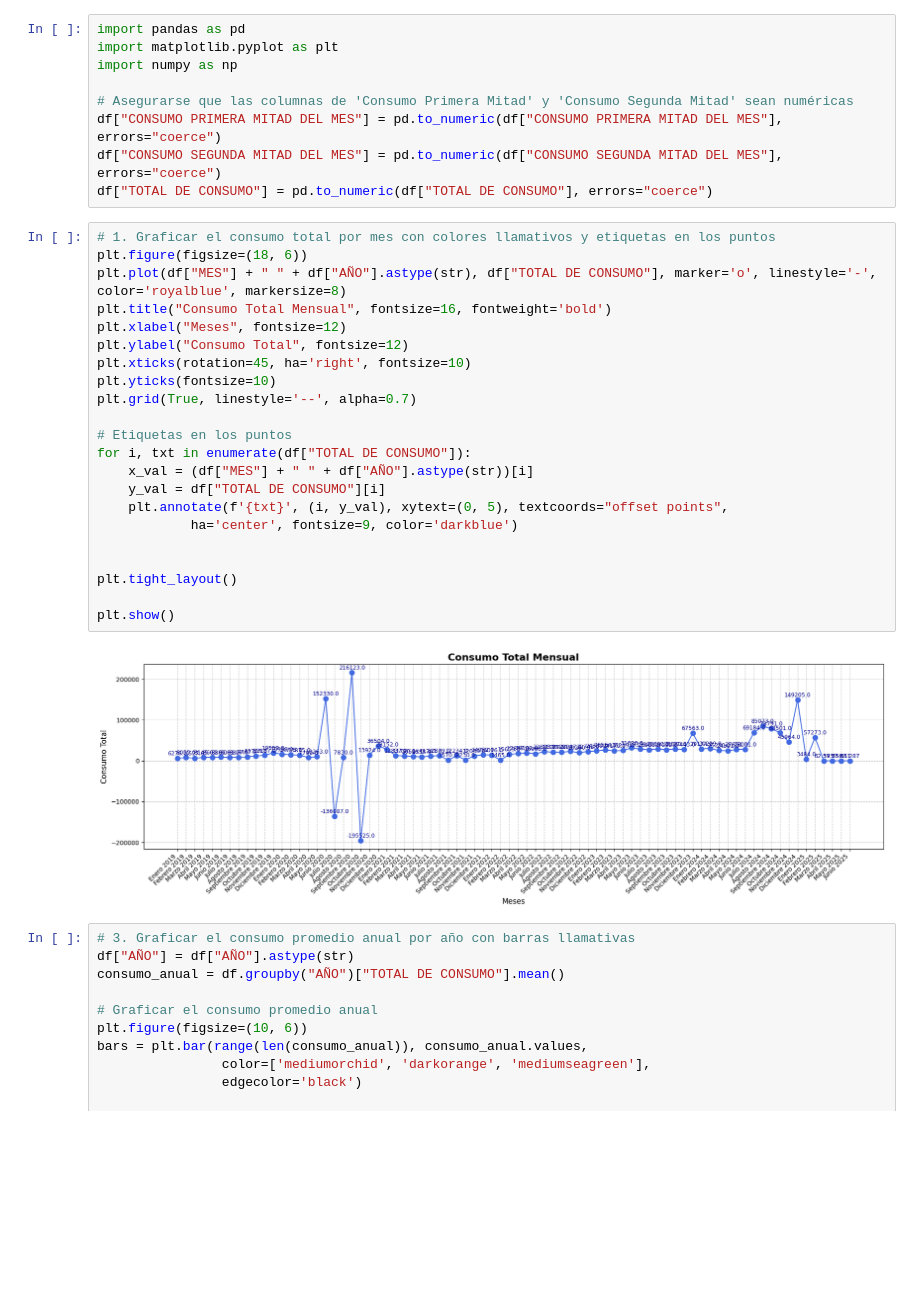
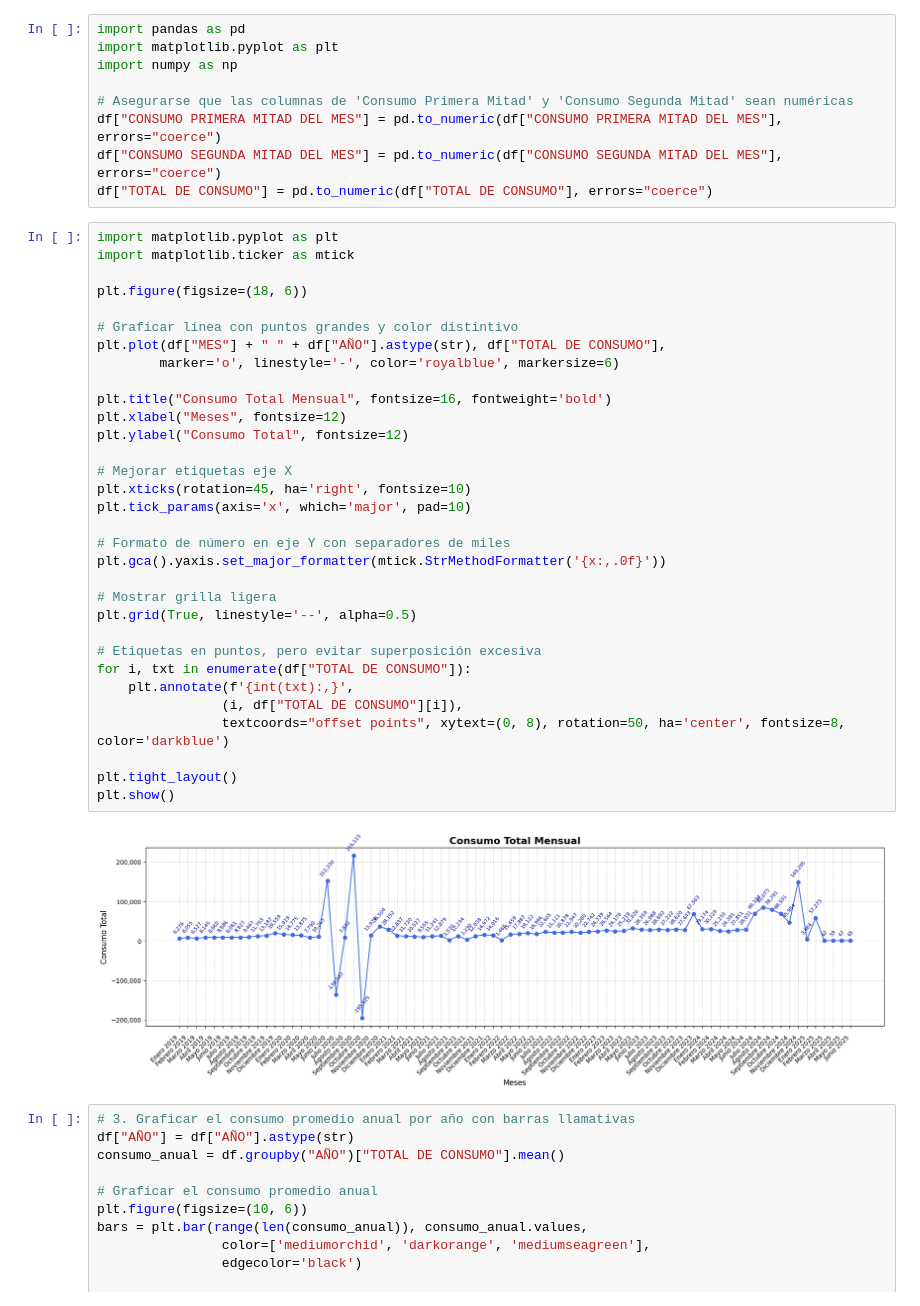
Before and after one commit to kelvinocampo/GRUPO-2-BOOTCAMP-ANALISIS-DE-DATOS, a Jupyter notebook: uso_estaciones.ipynb, the cells around one changed output. Cells and saved outputs as stored; diff of their text form; blank space fills up the shorter version.

```diff
--- a/uso_estaciones.ipynb
+++ b/uso_estaciones.ipynb
@@ -101,29 +101,39 @@ df["CONSUMO PRIMERA MITAD DEL MES"] = pd.to_numeric(df["CONSUMO PRIMERA MITAD DE
 df["CONSUMO SEGUNDA MITAD DEL MES"] = pd.to_numeric(df["CONSUMO SEGUNDA MITAD DEL MES"], errors="coerce")
 df["TOTAL DE CONSUMO"] = pd.to_numeric(df["TOTAL DE CONSUMO"], errors="coerce")
 # %%
-# 1. Graficar el consumo total por mes con colores llamativos y etiquetas en los puntos
+import matplotlib.pyplot as plt
+import matplotlib.ticker as mtick
+
 plt.figure(figsize=(18, 6))
-plt.plot(df["MES"] + " " + df["AÑO"].astype(str), df["TOTAL DE CONSUMO"], marker='o', linestyle='-', color='royalblue', markersize=8)
+
+# Graficar línea con puntos grandes y color distintivo
+plt.plot(df["MES"] + " " + df["AÑO"].astype(str), df["TOTAL DE CONSUMO"],
+        marker='o', linestyle='-', color='royalblue', markersize=6)
+
 plt.title("Consumo Total Mensual", fontsize=16, fontweight='bold')
 plt.xlabel("Meses", fontsize=12)
 plt.ylabel("Consumo Total", fontsize=12)
+
+# Mejorar etiquetas eje X
 plt.xticks(rotation=45, ha='right', fontsize=10)
-plt.yticks(fontsize=10)
-plt.grid(True, linestyle='--', alpha=0.7)
+plt.tick_params(axis='x', which='major', pad=10)
 
-# Etiquetas en los puntos
+# Formato de número en eje Y con separadores de miles
+plt.gca().yaxis.set_major_formatter(mtick.StrMethodFormatter('{x:,.0f}'))
+
+# Mostrar grilla ligera
+plt.grid(True, linestyle='--', alpha=0.5)
+
+# Etiquetas en puntos, pero evitar superposición excesiva
 for i, txt in enumerate(df["TOTAL DE CONSUMO"]):
-    x_val = (df["MES"] + " " + df["AÑO"].astype(str))[i]
-    y_val = df["TOTAL DE CONSUMO"][i]
-    plt.annotate(f'{txt}', (i, y_val), xytext=(0, 5), textcoords="offset points",
-            ha='center', fontsize=9, color='darkblue')
-
+    plt.annotate(f'{int(txt):,}',
+                (i, df["TOTAL DE CONSUMO"][i]),
+                textcoords="offset points", xytext=(0, 8), rotation=50, ha='center', fontsize=8, color='darkblue')
 
 plt.tight_layout()
-
 plt.show()
 # %% [output]
-[figure, old version]
+[figure, new version]
 # %%
 # 3. Graficar el consumo promedio anual por año con barras llamativas
 df["AÑO"] = df["AÑO"].astype(str)
```
